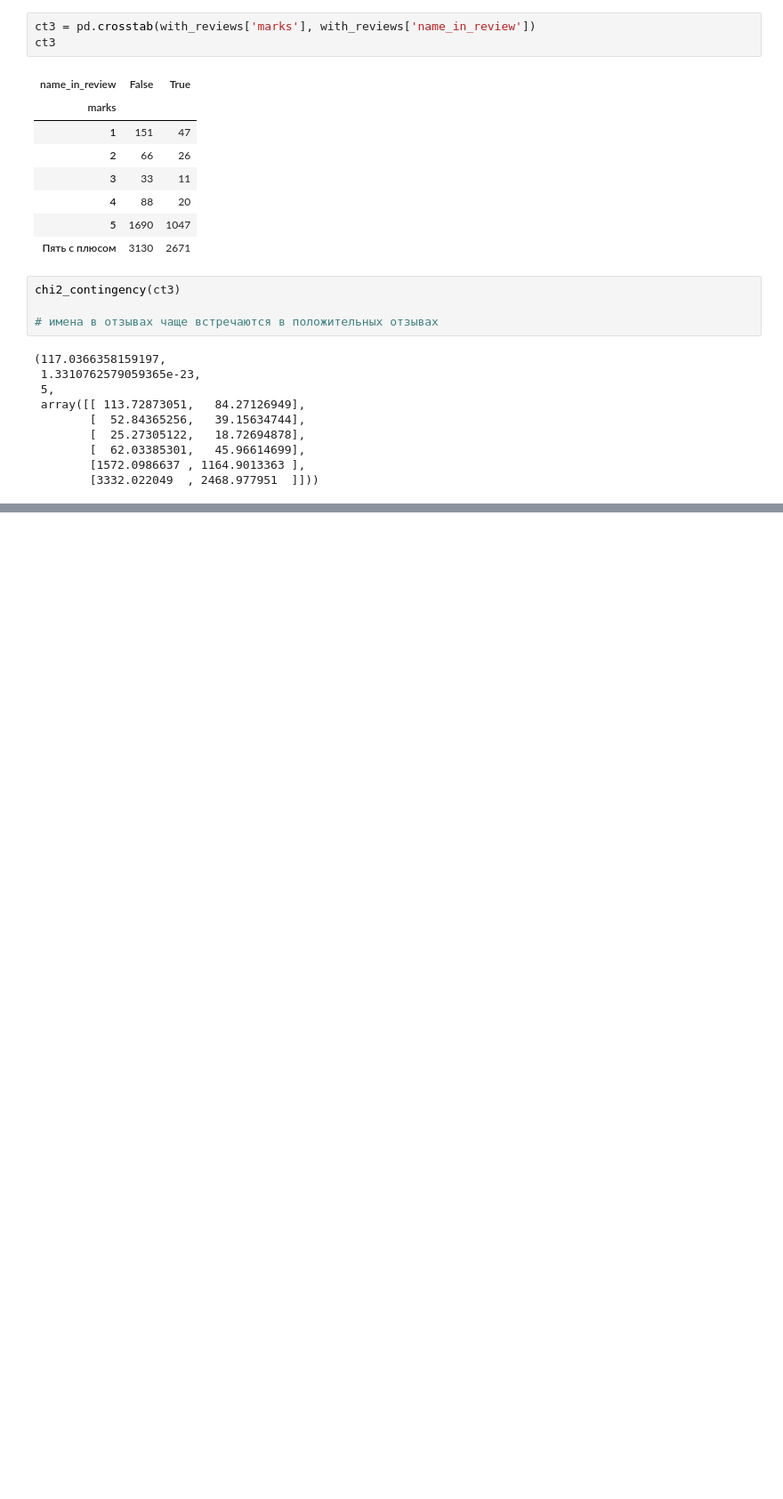
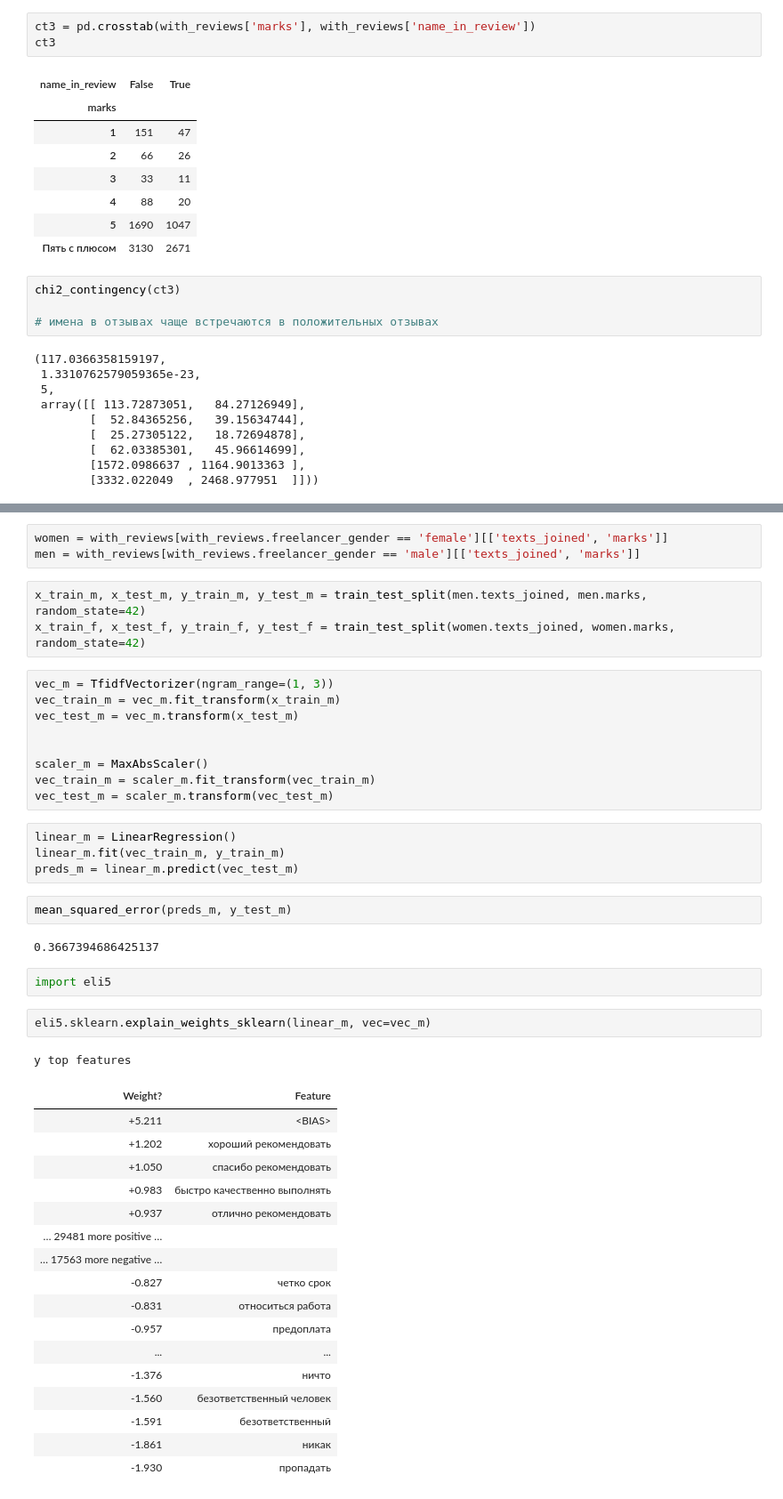
Before and after one commit to nezubkova/nlp-gender, a Jupyter notebook: analysis.ipynb, the cells around one changed output, grey strips where cells are left out. Shown: that part at 89% size. Cells and saved outputs as stored; diff of their text form; blank space fills up the shorter version.

```diff
--- a/analysis.ipynb
+++ b/analysis.ipynb
@@ -177,0 +260,46 @@ chi2_contingency(ct3)
+# %%
+women = with_reviews[with_reviews.freelancer_gender == 'female'][['texts_joined', 'marks']]
+men = with_reviews[with_reviews.freelancer_gender == 'male'][['texts_joined', 'marks']]
+# %%
+x_train_m, x_test_m, y_train_m, y_test_m = train_test_split(men.texts_joined, men.marks, random_state=42)
+x_train_f, x_test_f, y_train_f, y_test_f = train_test_split(women.texts_joined, women.marks, random_state=42)
+# %%
+vec_m = TfidfVectorizer(ngram_range=(1, 3))
+vec_train_m = vec_m.fit_transform(x_train_m)
+vec_test_m = vec_m.transform(x_test_m)
+
+
+scaler_m = MaxAbsScaler()
+vec_train_m = scaler_m.fit_transform(vec_train_m)
+vec_test_m = scaler_m.transform(vec_test_m)
+# %%
+linear_m = LinearRegression()
+linear_m.fit(vec_train_m, y_train_m)
+preds_m = linear_m.predict(vec_test_m)
+# %%
+mean_squared_error(preds_m, y_test_m)
+# %% [output]
+0.3667394686425137
+# %%
+import eli5
+# %%
+eli5.sklearn.explain_weights_sklearn(linear_m, vec=vec_m)
+# %% [output]
+y top features
+| Weight? | Feature |
+| +5.211 | <BIAS> |
+| +1.202 | хороший рекомендовать |
+| +1.050 | спасибо рекомендовать |
+| +0.983 | быстро качественно выполнять |
+| +0.937 | отлично рекомендовать |
+| … 29481 more positive … |  |
+| … 17563 more negative … |  |
+| -0.827 | четко срок |
+| -0.831 | относиться работа |
+| -0.957 | предоплата |
+| ... | ... |
+| -1.376 | ничто |
+| -1.560 | безответственный человек |
+| -1.591 | безответственный |
+| -1.861 | никак |
+| -1.930 | пропадать |
```
Also changed, not shown: parts of 26 cells of this notebook, 2 other files.
